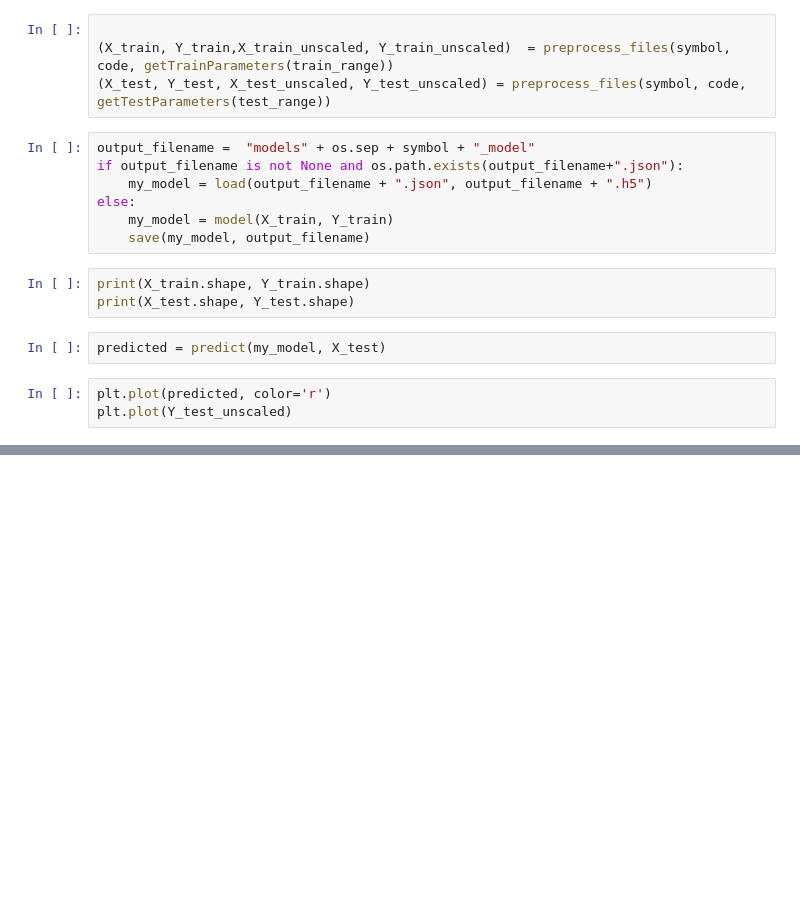
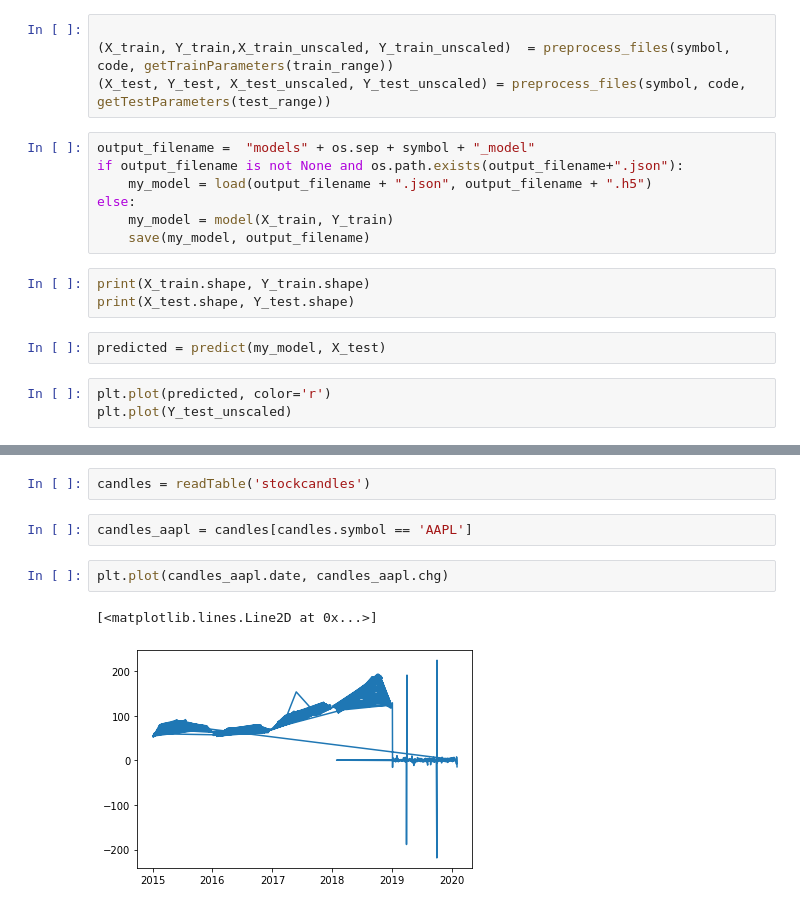
Before and after one commit to jjtt8080/stockML, a Jupyter notebook: TradeML.ipynb, the cells around one changed output, grey strips where cells are left out. Drawn from its saved outputs; the diff is of its cells as text; blank space fills up the shorter version.

Commit message:
adding/removing some more specific for getting candles

```diff
--- a/TradeML.ipynb
+++ b/TradeML.ipynb
@@ -254,0 +273,9 @@ plt.plot(Y_test_unscaled)
+# %%
+candles = readTable('stockcandles')
+# %%
+candles_aapl = candles[candles.symbol == 'AAPL']
+# %%
+plt.plot(candles_aapl.date, candles_aapl.chg)
+# %% [output]
+[<matplotlib.lines.Line2D at 0x...>]
+[figure, added]
```
Also changed, not shown: parts of 6 cells of this notebook, 11 other files.
